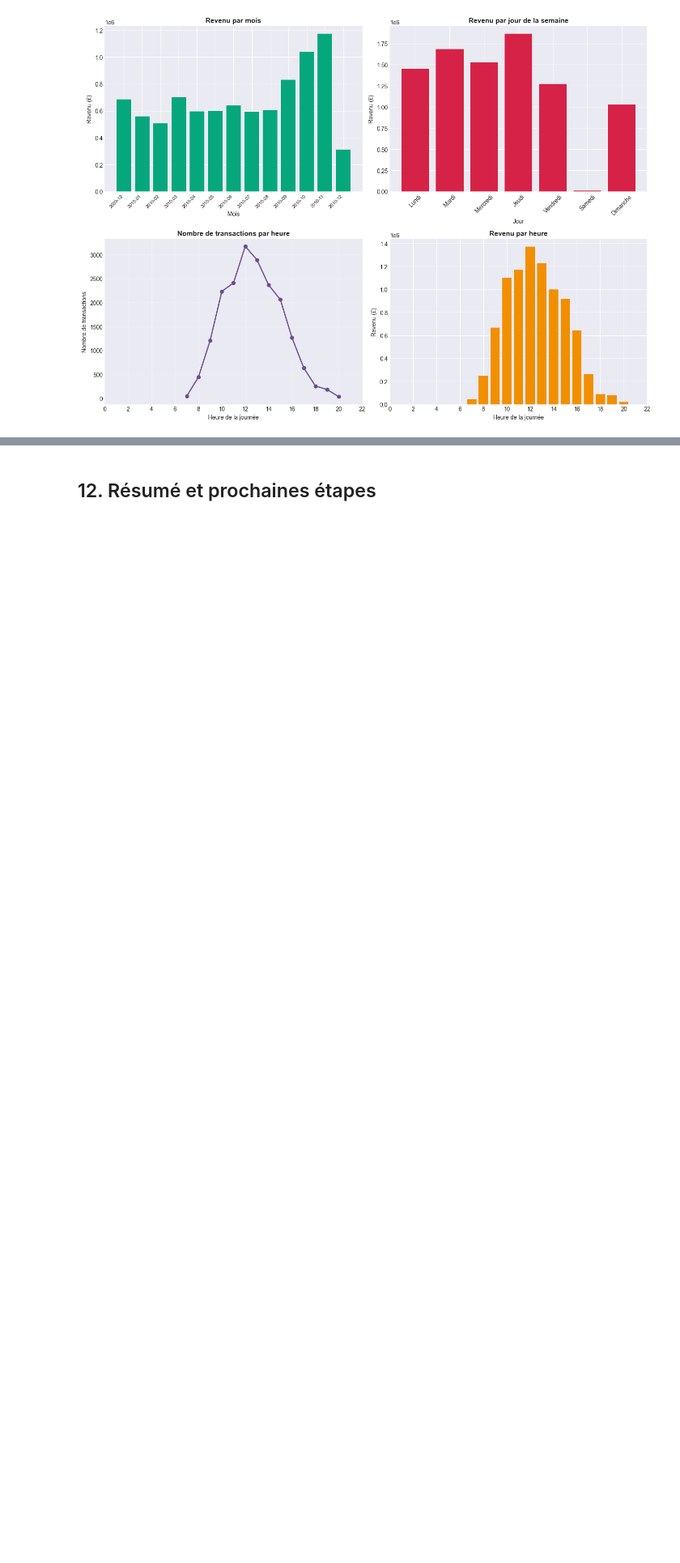
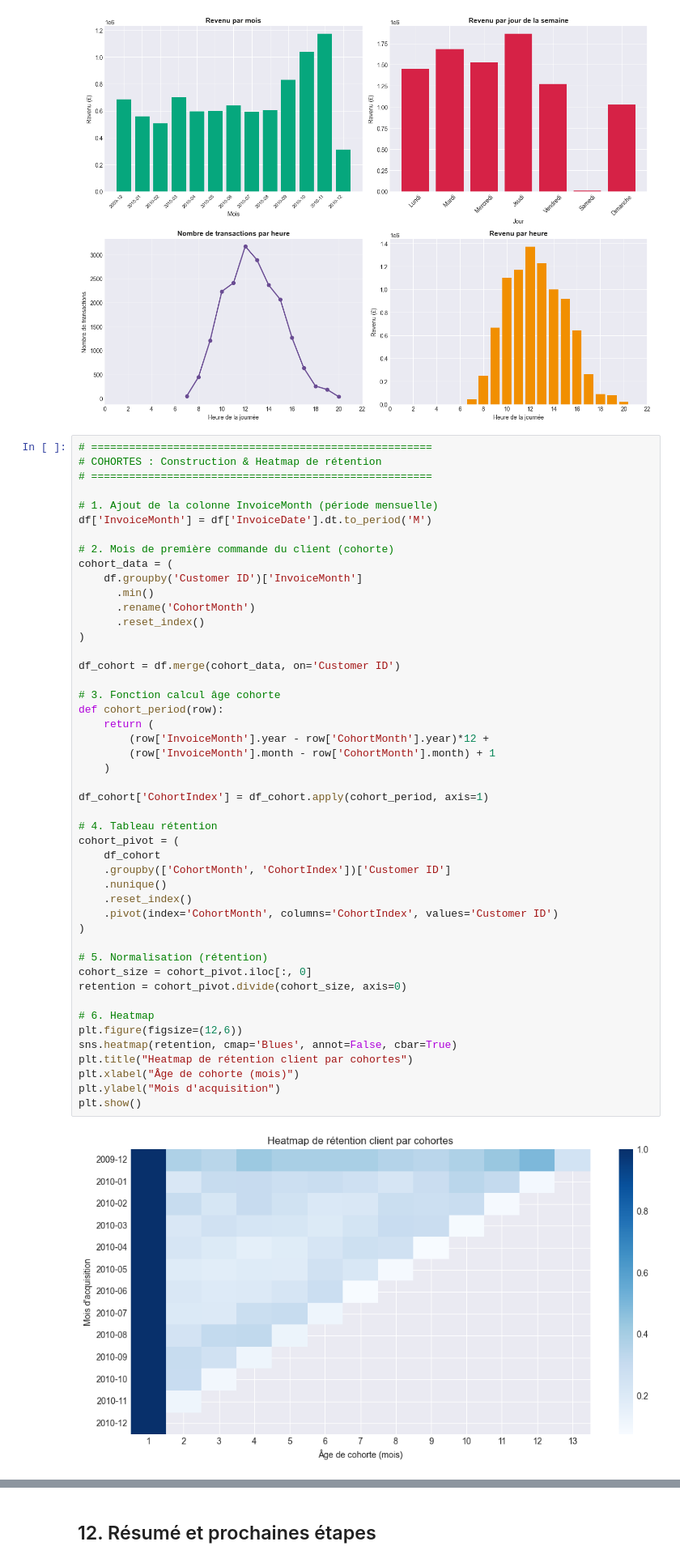
Before and after one commit to Alfred0404/data_visualisation_projet_final, a Jupyter notebook: notebooks/01_exploration.ipynb, the cells around one changed output, grey strips where cells are left out. Shown at 81% size. Cells and saved outputs as stored; diff of their text form; blank space fills up the shorter version.

```diff
--- a/notebooks/01_exploration.ipynb
+++ b/notebooks/01_exploration.ipynb
@@ -453,3 +546,52 @@ plt.tight_layout()
 plt.show()
 # %% [output]
 [figure]
+# %%
+# ======================================================
+# COHORTES : Construction & Heatmap de rétention
+# ======================================================
+
+# 1. Ajout de la colonne InvoiceMonth (période mensuelle)
+df['InvoiceMonth'] = df['InvoiceDate'].dt.to_period('M')
+
+# 2. Mois de première commande du client (cohorte)
+cohort_data = (
+    df.groupby('Customer ID')['InvoiceMonth']
+      .min()
+      .rename('CohortMonth')
+      .reset_index()
+)
+
+df_cohort = df.merge(cohort_data, on='Customer ID')
+
+# 3. Fonction calcul âge cohorte
+def cohort_period(row):
+    return (
+        (row['InvoiceMonth'].year - row['CohortMonth'].year)*12 +
+        (row['InvoiceMonth'].month - row['CohortMonth'].month) + 1
+    )
+
+df_cohort['CohortIndex'] = df_cohort.apply(cohort_period, axis=1)
+
+# 4. Tableau rétention
+cohort_pivot = (
+    df_cohort
+    .groupby(['CohortMonth', 'CohortIndex'])['Customer ID']
+    .nunique()
+    .reset_index()
+    .pivot(index='CohortMonth', columns='CohortIndex', values='Customer ID')
+)
+
+# 5. Normalisation (rétention)
+cohort_size = cohort_pivot.iloc[:, 0]
+retention = cohort_pivot.divide(cohort_size, axis=0)
+
+# 6. Heatmap
+plt.figure(figsize=(12,6))
+sns.heatmap(retention, cmap='Blues', annot=False, cbar=True)
+plt.title("Heatmap de rétention client par cohortes")
+plt.xlabel("Âge de cohorte (mois)")
+plt.ylabel("Mois d'acquisition")
+plt.show()
+# %% [output]
+[figure, added]
```
Also changed, not shown: parts of 10 cells of this notebook, 9 other files.
